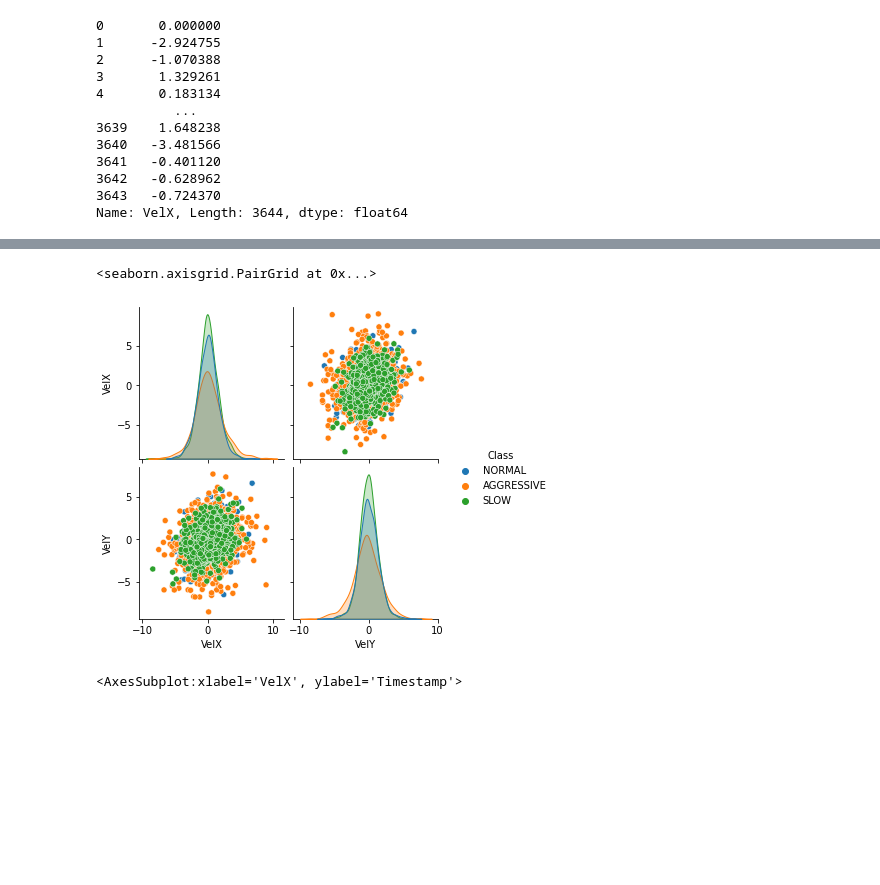
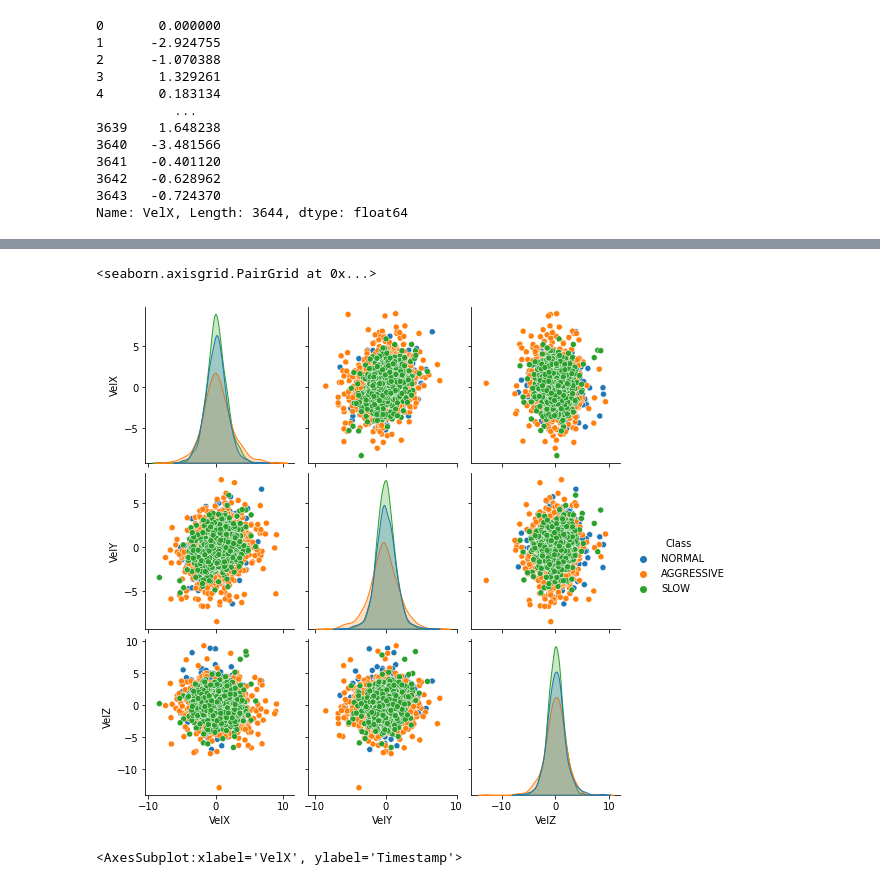
Before and after one commit to samueldiaz1004/driving_behavior_project, a Jupyter notebook: driving_behavior_clean_data.ipynb, the cells around one changed output, grey strips where cells are left out. Saved outputs shown, nothing was run; the diff lists cells and outputs as text; code cells hidden in the pictures; blank space fills up the shorter version.

```diff
--- a/driving_behavior_clean_data.ipynb
+++ b/driving_behavior_clean_data.ipynb
@@ -526 +526,9 @@ df_training["VelY"]
 Name: VelY, Length: 3644, dtype: float64
+# %%
+df_training["VelZ"] = np.zeros(df_training.shape[0])
+df_training["VelZ"] = df_training["VelZ"].shift(1) + df_training["AccZ"] * 0.5
+
+# change to km/h to understand the data easier
+df_training["VelZ"] = (df_training["VelZ"] * 3600) / 1000
+df_training["VelZ"] = df_training["VelZ"].fillna(df_training["VelZ"].iloc[-2])
+df_training["VelZ"]
@@ -527,8 +548,8 @@ Name: VelY, Length: 3644, dtype: float64
 # %%
-sns.pairplot(df_training[["VelX", "VelY", "Class"]], hue="Class")
+sns.pairplot(df_training[["VelX", "VelY", "VelZ", "Class"]], hue="Class")
 # %% [output]
 <seaborn.axisgrid.PairGrid at 0x...>
-[figure, old version]
+[figure, new version]
 # %%
 sns.scatterplot(data=df_training, x="VelX", y="Timestamp", hue="Class")
 # %% [output]
```
Also changed, not shown: parts of 23 cells of this notebook, 2 other files.
